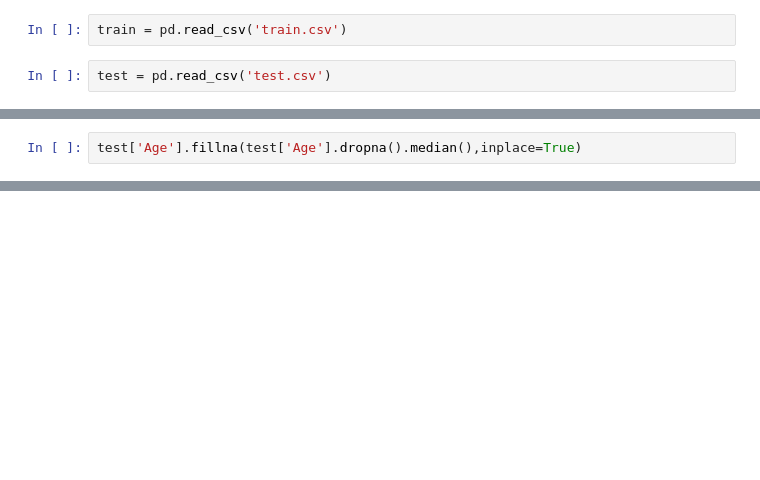
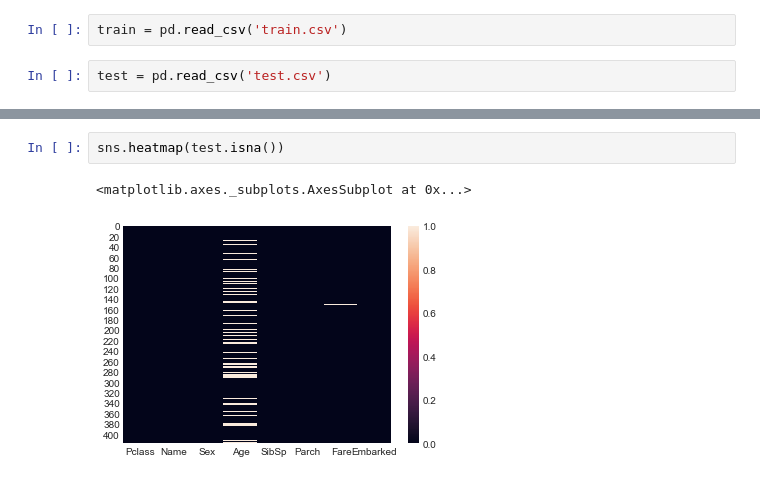
Before and after one commit to papaulul/Titanic_ML, a Jupyter notebook: Titanic-v2.ipynb, the cells around one changed output, grey strips where cells are left out. Saved outputs shown, nothing was run; the diff lists cells and outputs as text; blank space fills up the shorter version.

```diff
--- a/Titanic-v2.ipynb
+++ b/Titanic-v2.ipynb
@@ -55,2 +45,0 @@ train['Age'].fillna(train['Age'].dropna().median(),inplace=True)
-# %%
-test['Age'].fillna(test['Age'].dropna().median(),inplace=True)
@@ -56,0 +85,5 @@ test['Age'].fillna(test['Age'].dropna().median(),inplace=True)
+# %%
+sns.heatmap(test.isna())
+# %% [output]
+<matplotlib.axes._subplots.AxesSubplot at 0x...>
+[figure, added]
```
Also changed, not shown: parts of 93 cells of this notebook.
